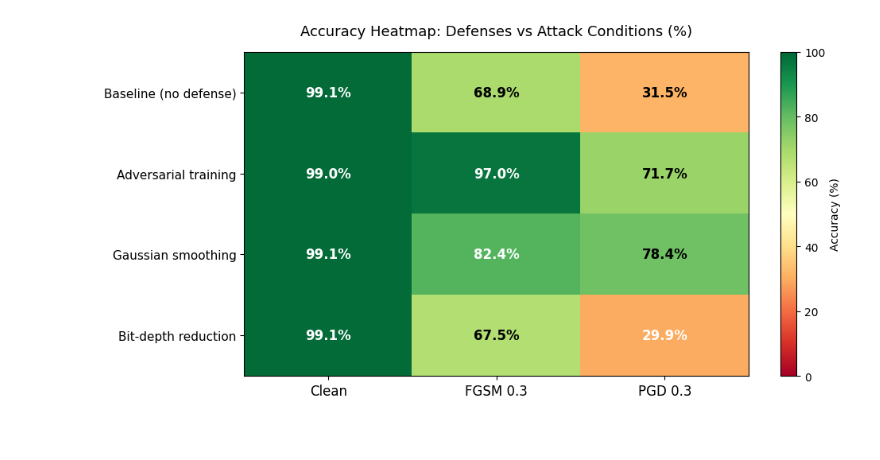
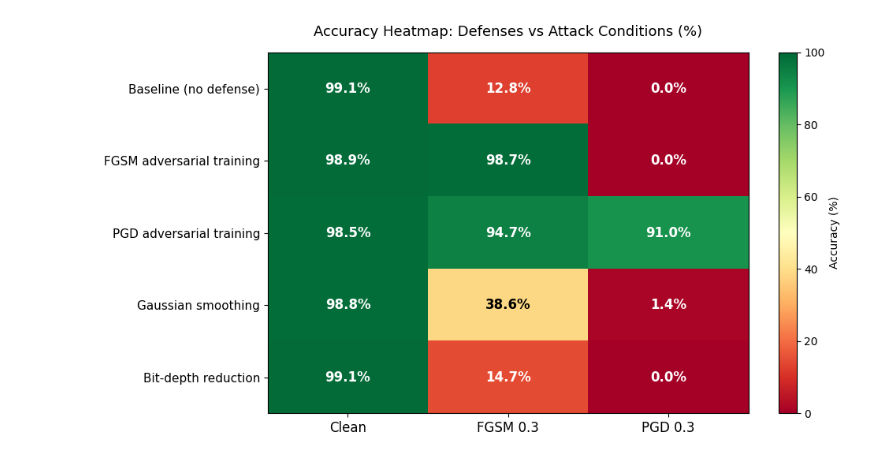
Before and after one commit to rehanzachr-netizen/ml-security-thesis, a Jupyter notebook: notebooks/03_defenses.ipynb, the cells around one changed output. Cells and saved outputs as stored; diff of their text form; code cells hidden in the pictures; blank space fills up the shorter version.

Commit message:
Fix attack clipping, add attacks, defenses, explainability and Docker

```diff
--- a/notebooks/03_defenses.ipynb
+++ b/notebooks/03_defenses.ipynb
@@ -326,47 +393,45 @@ Bit reduction  — FGSM: 67.46%  PGD: 29.86%
 Preprocessing defense results saved!
 # %%
 # CELL 4 - Master Summary: All Attacks vs All Defenses
-# This is the key results table for your thesis chapter
+# This is the key results table for your thesis chapter.
+# Every number below was measured in the cells above.
 
 print("Generating master summary for thesis...\n")
 
-# All results we have collected
+fgsm_col = f"FGSM {EPSILON}"
+pgd_col  = f"PGD {EPSILON}"
+
 results = {
     "Baseline (no defense)": {
-        "Clean":     99.09,
-        "FGSM 0.3":  68.87,
-        "PGD 0.3":   31.53,
+        "Clean": clean_acc,    fgsm_col: fgsm_acc,    pgd_col: pgd_acc,
     },
-    "Adversarial training": {
-        "Clean":     98.97,
-        "FGSM 0.3":  97.01,
-        "PGD 0.3":   71.72,
+    "FGSM adversarial training": {
+        "Clean": fgsmtr_clean, fgsm_col: fgsmtr_fgsm, pgd_col: fgsmtr_pgd,
+    },
+    "PGD adversarial training": {
+        "Clean": pgdtr_clean,  fgsm_col: pgdtr_fgsm,  pgd_col: pgdtr_pgd,
     },
     "Gaussian smoothing": {
-        "Clean":     99.09,  # preprocessing doesn't affect clean accuracy
-        "FGSM 0.3":  82.41,
-        "PGD 0.3":   78.44,
+        "Clean": gauss_clean,  fgsm_col: gauss_fgsm,  pgd_col: gauss_pgd,
     },
     "Bit-depth reduction": {
-        "Clean":     99.09,
-        "FGSM 0.3":  67.46,
-        "PGD 0.3":   29.86,
+        "Clean": bits_clean,   fgsm_col: bits_fgsm,   pgd_col: bits_pgd,
     },
 }
 
+defenses   = list(results.keys())
+conditions = ["Clean", fgsm_col, pgd_col]
+
 # Print results table
-print(f"{'Defense':<25} {'Clean':>8} {'FGSM 0.3':>10} {'PGD 0.3':>10}")
-print("-" * 56)
+print(f"{'Defense':<28} {'Clean':>8} {fgsm_col:>10} {pgd_col:>10}")
+print("-" * 59)
 for defense, accs in results.items():
-    print(f"{defense:<25} {accs['Clean']:>7.2f}%"
-          f" {accs['FGSM 0.3']:>9.2f}%"
-          f" {accs['PGD 0.3']:>9.2f}%")
+    print(f"{defense:<28} {accs['Clean']:>7.2f}%"
+          f" {accs[fgsm_col]:>9.2f}%"
+          f" {accs[pgd_col]:>9.2f}%")
 
 # Heatmap visualization
-fig, ax = plt.subplots(figsize=(10, 5))
-
-defenses   = list(results.keys())
-conditions = ["Clean", "FGSM 0.3", "PGD 0.3"]
+fig, ax = plt.subplots(figsize=(10, 5.5))
 data = np.array([[results[d][c] for c in conditions] for d in defenses])
 
 im = ax.imshow(data, cmap='RdYlGn', aspect='auto', vmin=0, vmax=100)
@@ -391,7 +456,7 @@ plt.savefig('../figures/master_summary_heatmap.png', dpi=150)
 plt.show()
 
 # Plot grouped bar chart
-fig, ax = plt.subplots(figsize=(12, 6))
+fig, ax = plt.subplots(figsize=(13, 6))
 x     = np.arange(len(defenses))
 width = 0.25
 colors = ['#2ecc71', '#e67e22', '#e74c3c']
@@ -409,7 +474,8 @@ for i, (cond, color) in enumerate(zip(conditions, colors)):
 ax.set_ylabel('Accuracy (%)', fontsize=12)
 ax.set_title('All Defenses vs All Attack Conditions', fontsize=13)
 ax.set_xticks(x)
-ax.set_xticklabels(defenses, fontsize=10)
+ax.set_xticklabels([d.replace(" adversarial", "\nadversarial") for d in defenses],
+                   fontsize=10)
 ax.legend(fontsize=11)
 ax.set_ylim(0, 110)
 ax.grid(axis='y', alpha=0.3)
@@ -417,31 +483,29 @@ plt.tight_layout()
 plt.savefig('../figures/master_summary_bars.png', dpi=150)
 plt.show()
 
+# Which defense is best against the strongest attack?
+best_pgd = max(defenses[1:], key=lambda d: results[d][pgd_col])
+
 # Save master results table
 with open('../results/MASTER_RESULTS.txt', 'w') as f:
     f.write("MASTER RESULTS TABLE\n")
     f.write("Thesis: Securing Machine Learning Models\n")
-    f.write("="*56 + "\n")
-    f.write(f"{'Defense':<25} {'Clean':>8} {'FGSM 0.3':>10}"
-            f" {'PGD 0.3':>10}\n")
-    f.write("-"*56 + "\n")
+    f.write(f"MNIST test set (10,000 images), epsilon = {EPSILON} in pixel units (0-1 scale)\n")
+    f.write("="*59 + "\n")
+    f.write(f"{'Defense':<28} {'Clean':>8} {fgsm_col:>10} {pgd_col:>10}\n")
+    f.write("-"*59 + "\n")
     for defense, accs in results.items():
-        f.write(f"{defense:<25} {accs['Clean']:>7.2f}%"
-                f" {accs['FGSM 0.3']:>9.2f}%"
-                f" {accs['PGD 0.3']:>9.2f}%\n")
-    f.write("\nKey findings:\n")
-    f.write("1. Adversarial training is the strongest defense overall\n")
-    f.write("2. Gaussian smoothing is highly effective against PGD\n")
-    f.write("3. Bit-depth reduction provides minimal improvement\n")
-    f.write("4. All defenses maintain high clean accuracy (>98%)\n")
+        f.write(f"{defense:<28} {accs['Clean']:>7.2f}%"
+                f" {accs[fgsm_col]:>9.2f}%"
+                f" {accs[pgd_col]:>9.2f}%\n")
+    f.write(f"\nMost robust defense under PGD: {best_pgd} "
+            f"({results[best_pgd][pgd_col]:.2f}%)\n")
 
 print("\nMaster results saved to results/MASTER_RESULTS.txt")
+print(f"Most robust defense under PGD: {best_pgd} ({results[best_pgd][pgd_col]:.2f}%)")
 print("\n" + "="*50)
-print("ALL EXPERIMENTS COMPLETE!")
+print("ALL EXPERIMENTS IN THIS NOTEBOOK COMPLETE!")
 print("="*50)
-print("\nYou have successfully implemented:")
-print("  Attacks  : FGSM, PGD, Label Flipping, Membership Inference")
-print("  Defenses : Adversarial Training, Gaussian Smoothing, Bit-Depth Reduction")
 print("\nAll figures saved to: figures/")
 print("All results saved to: results/")
 print("All models saved to : models/")
@@ -457 +522 @@ Bit-depth reduction         99.09%     67.46%     29.86%
-[figure, old version]
+[figure, new version]
```
Also changed, not shown: parts of 4 cells of this notebook, 50 other files.
